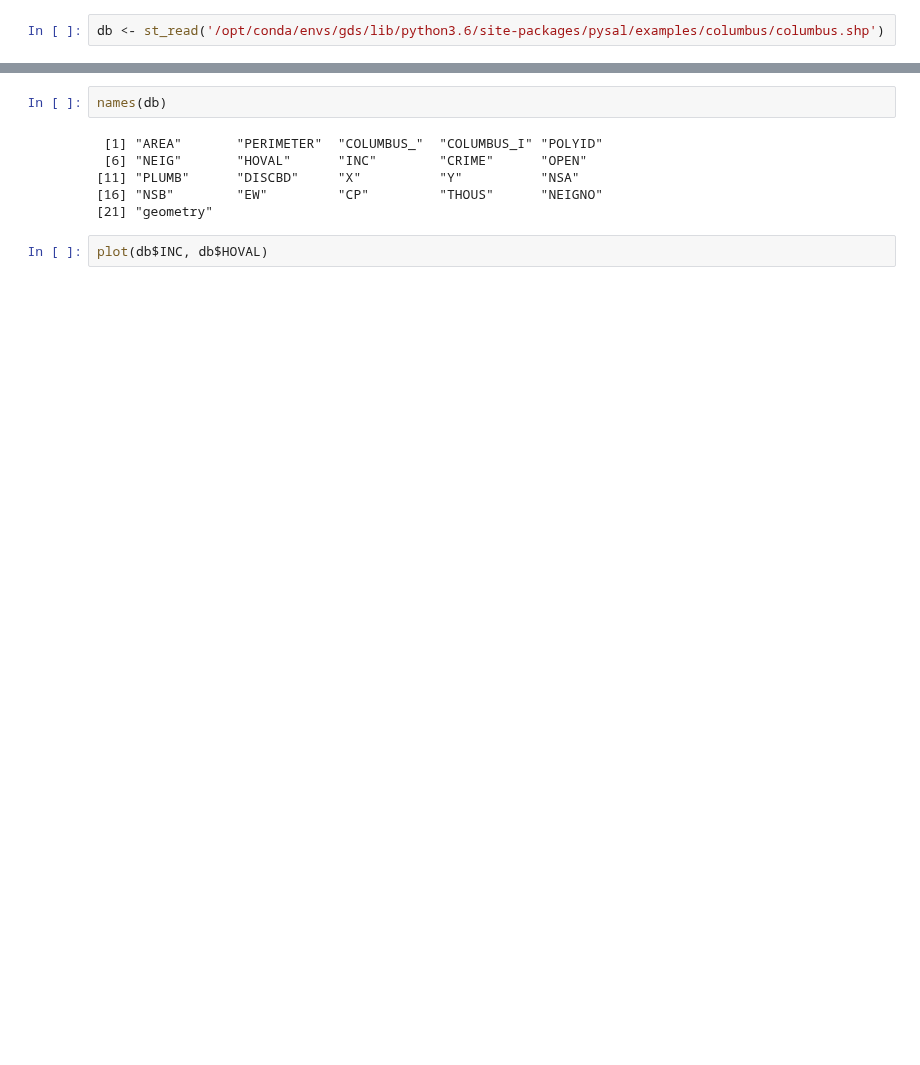
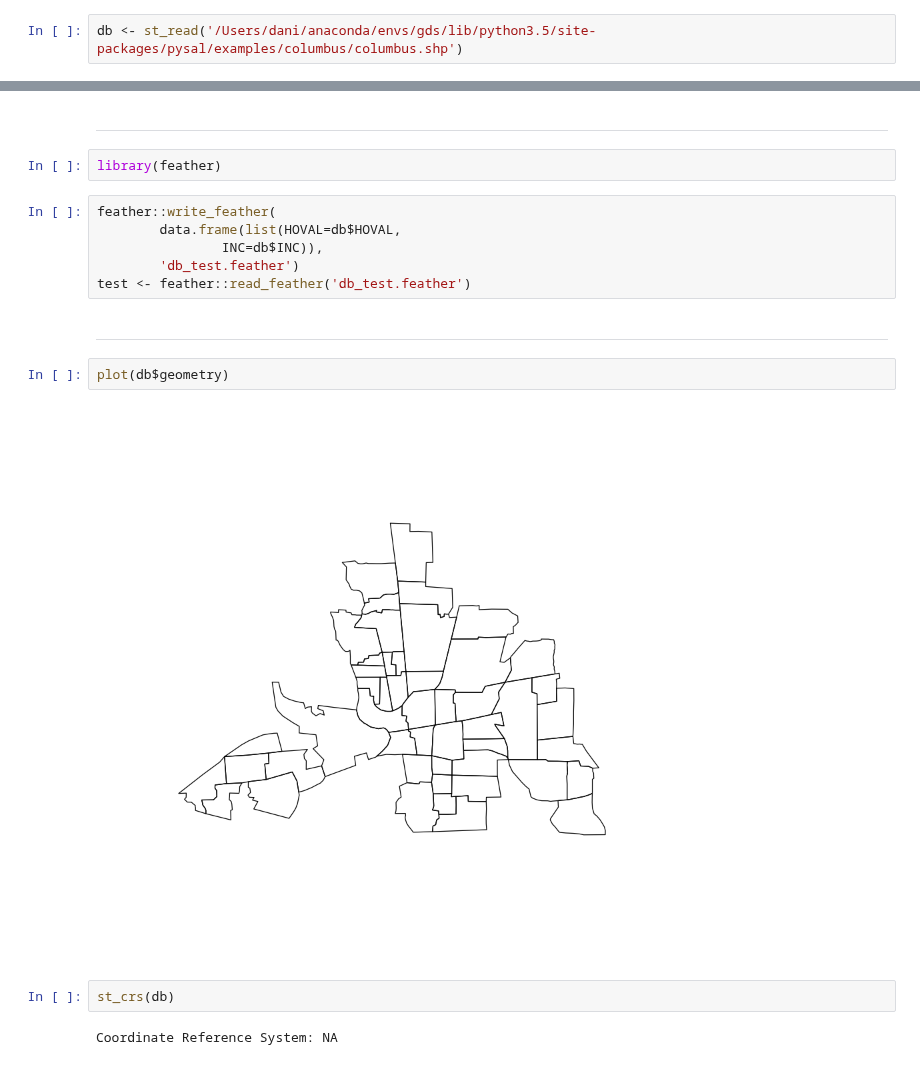
Before and after one commit to darribas/gds_env, a Jupyter notebook: check_r_stack.ipynb, the cells around one changed output, grey strips where cells are left out. Cells and saved outputs as stored; diff of their text form; blank space fills up the shorter version.

Commit message:
Adding more examples to the test notebooks

```diff
--- a/check_r_stack.ipynb
+++ b/check_r_stack.ipynb
@@ -11,3 +7,3 @@ Linking to GEOS 3.5.1, GDAL 2.1.2, proj.4 4.9.3
 # %%
-db <- st_read('/opt/conda/envs/gds/lib/python3.6/site-packages/pysal/examples/columbus/columbus.shp')
+db <- st_read('/Users/dani/anaconda/envs/gds/lib/python3.5/site-packages/pysal/examples/columbus/columbus.shp')
 # %% [output]
@@ -18,13 +14,23 @@ dimension:      XY
 bbox:           xmin: 5.874907 ymin: 10.78863 xmax: 11.28742 ymax: 14.74245
 epsg (SRID):    NA
 proj4string:    NA
+# %% [markdown]
+---
+# %%
+library(feather)
+# %%
+feather::write_feather(
+        data.frame(list(HOVAL=db$HOVAL,
+                INC=db$INC)),
+        'db_test.feather')
+test <- feather::read_feather('db_test.feather')
+# %% [markdown]
+---
+# %%
+plot(db$geometry)
+# %% [output]
+[figure, added]
 # %%
-names(db)
+st_crs(db)
 # %% [output]
- [1] "AREA"       "PERIMETER"  "COLUMBUS_"  "COLUMBUS_I" "POLYID"
- [6] "NEIG"       "HOVAL"      "INC"        "CRIME"      "OPEN"
-[11] "PLUMB"      "DISCBD"     "X"          "Y"          "NSA"
-[16] "NSB"        "EW"         "CP"         "THOUS"      "NEIGNO"
-[21] "geometry"
+Coordinate Reference System: NA
-# %%
-plot(db$INC, db$HOVAL)
```
Also changed, not shown: parts of 5 cells of this notebook, 1 other file.
